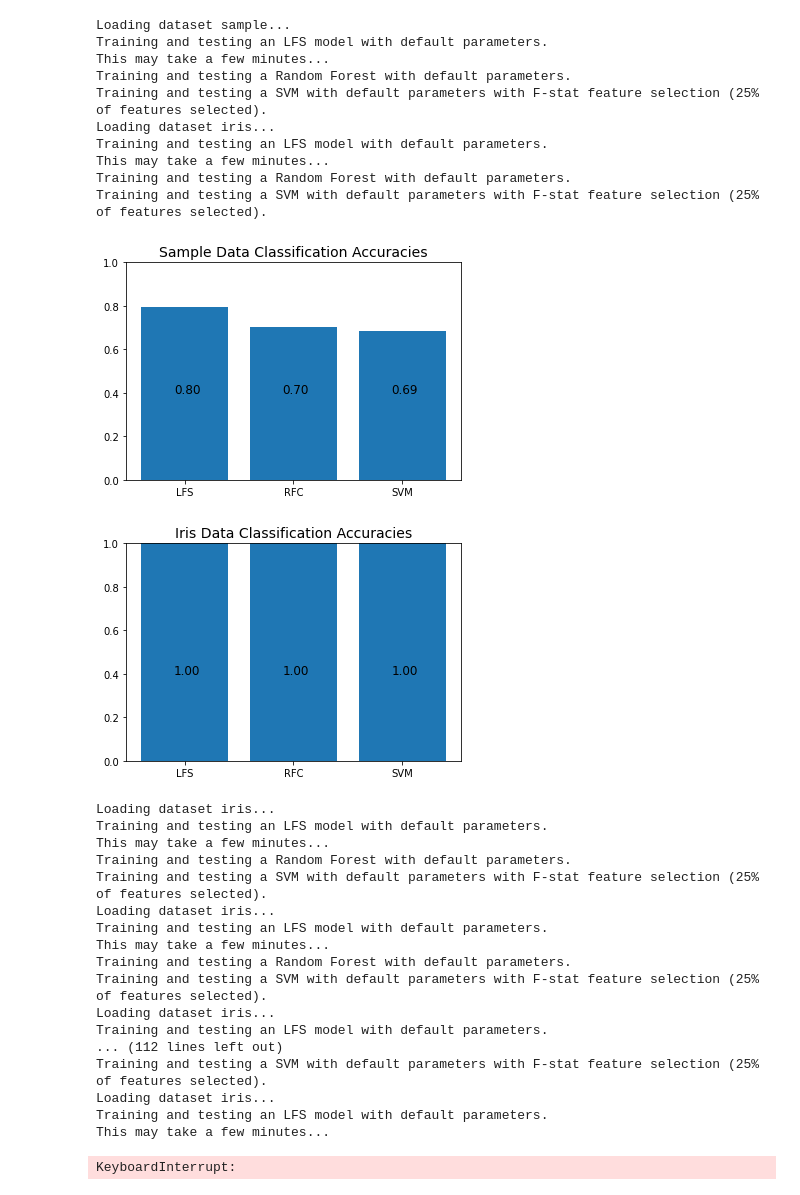
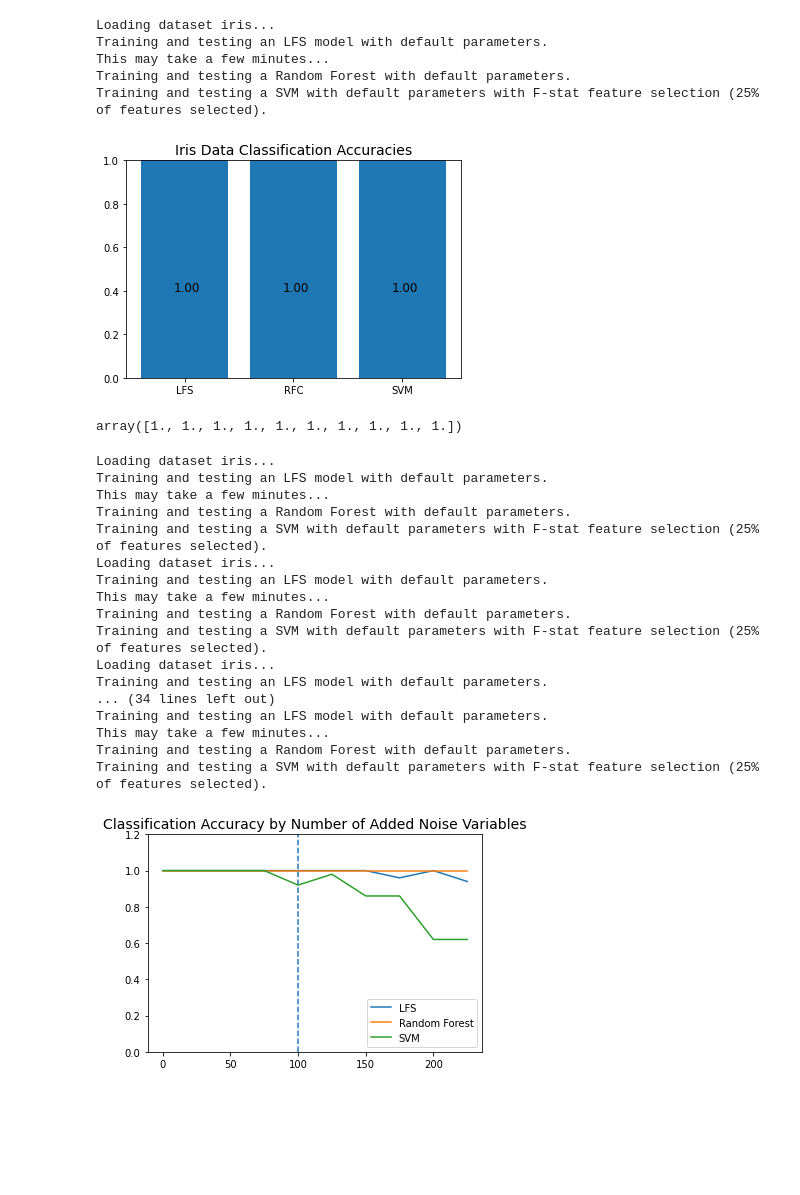
Before and after one commit to code-wizard/CMSC6950-Final-Project, a Jupyter notebook: LFS Comparision.ipynb, the cells around one changed output. Drawn from its saved outputs; the diff is of its cells as text; code cells hidden in the pictures; blank space fills up the shorter version.

```diff
--- a/LFS Comparision.ipynb
+++ b/LFS Comparision.ipynb
@@ -13,0 +17,2 @@ np.random.seed(905)
+# %%
+t = pd.read_csv('data/iris.csv', sep=',')
@@ -14,3 +39,7 @@ np.random.seed(905)
+# %%
+data = t.drop(['species'],axis=1).to_numpy()
+le = preprocessing.LabelEncoder()
+labels = le.fit_transform(t['species'].to_numpy())
 # %%
 
 def load_dataset(name, m=0):
@@ -19,7 +48,7 @@ def load_dataset(name, m=0):
     '''
     print('Loading dataset ' + name + '...')
     if name is 'sample':
-        mat = loadmat('matlab_Data')
+        mat = loadmat('data/matlab_Data')
         training_data = mat['Train'].T
         training_labels = mat['TrainLables'][0]
         testing_data = mat['Test'].T
@@ -30,15 +59,19 @@ def load_dataset(name, m=0):
         train_idx = np.arange(0, 100, 2)
         test_idx = np.arange(1, 100, 2)
 
-        iris = datasets.load_iris()
+        iris = data
 
         if m > 0:
-            iris.data = add_noise_vars(iris.data, m)
-
-        training_data = iris.data[train_idx,:]
-        training_labels = iris.target[train_idx]
-        testing_data = iris.data[test_idx,:]
-        testing_labels = iris.target[test_idx]
+                iris = add_noise_vars(data, m)
+#         iris = t.drop(['species'],axis=1).to_numpy()
+        training_data = iris[train_idx,:]
+        training_labels = labels[train_idx]
+        testing_data = iris[test_idx,:]
+        testing_labels = labels[test_idx]
+#         training_data = iris.data[train_idx,:]
+#         training_labels = iris.target[train_idx]
+#         testing_data = iris.data[test_idx,:]
+#         testing_labels = iris.target[test_idx]
 
     return training_data, training_labels, testing_data, testing_labels
 # %%
@@ -92,6 +127,14 @@ def results_fsvm(x_train, y_train, x_test, y_test):
 # %%
 
 training_data, training_labels, testing_data, testing_labels = load_dataset('sample')
+# lfs_model = results_lfspy(training_data, training_labels, testing_data, testing_labels)
+# rfc_model = results_rforest(training_data, training_labels, testing_data, testing_labels)
+# svm_model = results_fsvm(training_data, training_labels, testing_data, testing_labels)
+
+# dump(lfs_model, 'lfs_model.joblib')
+# dump(rfc_model, 'rfc_model.joblib')
+# dump(svm_model, 'svm_model.joblib')
+
 score_lfs, y_pred_lfs = results_lfspy(training_data, training_labels, testing_data, testing_labels)
 score_rfc, y_pred_rfc = results_rforest(training_data, training_labels, testing_data, testing_labels)
 score_svm, y_pred_svm = results_fsvm(training_data, training_labels, testing_data, testing_labels)
@@ -104,12 +147,10 @@ score_svm_iris, y_pred_svm_iris = results_fsvm(training_data, training_labels, t
 # Plot the comparison of results
 scores = [score_lfs, score_rfc, score_svm]
 scores_iris = [score_lfs_iris, score_rfc_iris, score_svm_iris]
+with open('result-1.npy', 'wb') as f:
+    np.save(f, scores)
+    np.save(f, scores_iris)
 # %% [output]
-Loading dataset sample...
-Training and testing an LFS model with default parameters.
-This may take a few minutes...
-Training and testing a Random Forest with default parameters.
-Training and testing a SVM with default parameters with F-stat feature selection (25% of features selected).
 Loading dataset iris...
 Training and testing an LFS model with default parameters.
 This may take a few minutes...
@@ -135,5 +176,4 @@ def plotScores(scores, title=None):
 plotScores(scores, 'Sample Data Classification Accuracies')
 plotScores(scores_iris, 'Iris Data Classification Accuracies')
 # %% [output]
-[figure, old version]
+[figure, new version]
-[figure, removed]
@@ -140,10 +197,14 @@ plotScores(scores_iris, 'Iris Data Classification Accuracies')
+# %%
+np.load('result-2-Score_RFC.npy')
+# %% [output]
+array([1., 1., 1., 1., 1., 1., 1., 1., 1., 1.])
 # %%
 
 # %% Compare across number of noise variables on Iris dataset
 Score_LFS = []
 Score_SVM = []
 Score_RFC = []
-mlist = np.arange(0, 1001, 25)
+mlist = np.arange(0, 250, 25)
 for m in mlist:
     training_data, training_labels, testing_data, testing_labels = load_dataset('iris', m=m)
 
@@ -154,36 +215,46 @@ for m in mlist:
     Score_LFS.append(s1)
     Score_RFC.append(s2)
     Score_SVM.append(s3)
+
+# Save results
+np.save('result-2-Score_RFC.npy', Score_RFC)
+np.save('result-2-Score_LFS.npy', Score_LFS)
+np.save('result-2-Score_SVM.npy', Score_SVM)
+
+# with open('result-2.npy', 'wb') as f:
+#     np.save(f, Score_RFC)
+#     np.save(f, Score_LFS)
+#     np.save(f, Score_SVM)
 
 # Plot the results
 plt.figure()
 plt.plot(mlist, Score_LFS)
 plt.plot(mlist, Score_RFC)
 plt.plot(mlist, Score_SVM)
 plt.vlines(100, 0, 1.2, linestyles='dashed')
 plt.ylim([0,1.2])
 
 #plt.xlabel('Number of Noise Features')
 plt.title('Classification Accuracy by Number of Added Noise Variables', fontsize=14)
 plt.legend(['LFS','Random Forest','SVM'], loc='lower right')
+plt.savefig('IrisData_noise_Results.png', bbox_inches='tight', pad_inches=0.1, dpi=300)
 plt.show()
-# plt.savefig('IrisData_noise_Results.png', bbox_inches='tight', pad_inches=0.1, dpi=300)
 # %% [output]
 Loading dataset iris...
 Training and testing an LFS model with default parameters.
 This may take a few minutes...
 Training and testing a Random Forest with default parameters.
 Training and testing a SVM with default parameters with F-stat feature selection (25% of features selected).
 Loading dataset iris...
 Training and testing an LFS model with default parameters.
 This may take a few minutes...
 Training and testing a Random Forest with default parameters.
 Training and testing a SVM with default parameters with F-stat feature selection (25% of features selected).
 Loading dataset iris...
 Training and testing an LFS model with default parameters.
-... (112 lines left out)
-Training and testing a SVM with default parameters with F-stat feature selection (25% of features selected).
-Loading dataset iris...
+... (34 lines left out)
 Training and testing an LFS model with default parameters.
 This may take a few minutes...
+Training and testing a Random Forest with default parameters.
+Training and testing a SVM with default parameters with F-stat feature selection (25% of features selected).
-KeyboardInterrupt:
+[figure, added]
```
Also changed, not shown: parts of 8 cells of this notebook, 19 other files.
